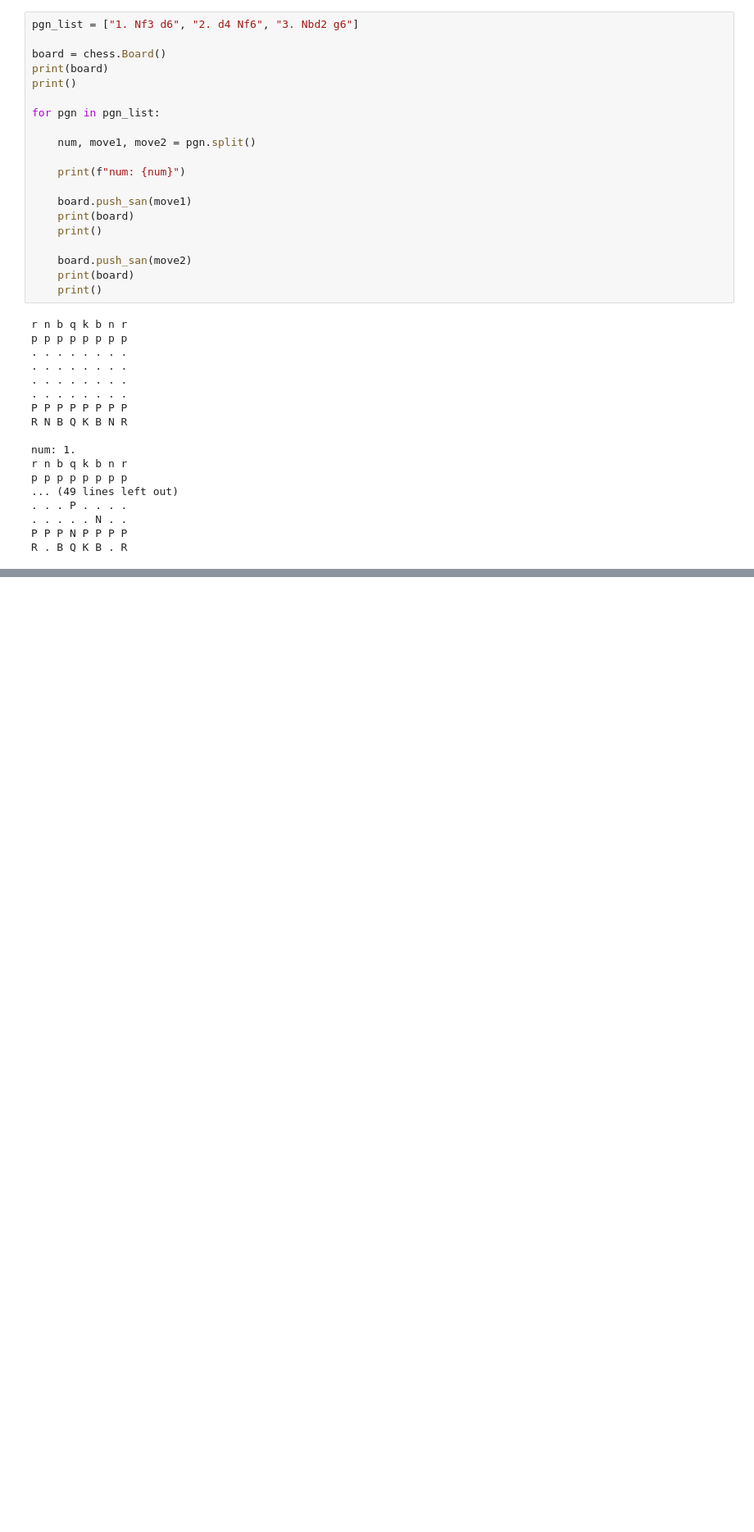
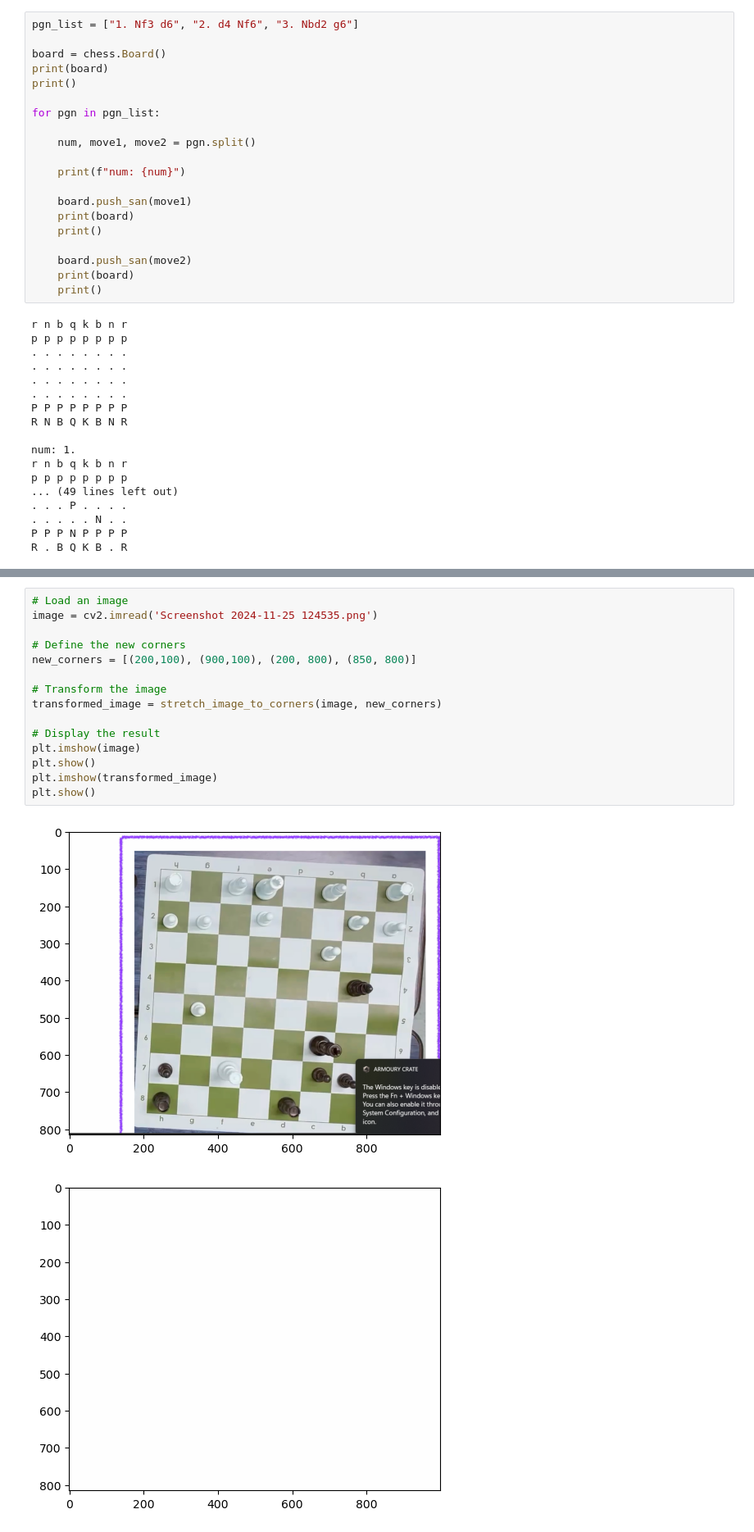
Before and after one commit to GemsLoveNLP/Chess-Detection-Project, a Jupyter notebook: _.ipynb, the cells around one changed output, grey strips where cells are left out. Shown at 82% size. Drawn from its saved outputs; the diff is of its cells as text; blank space fills up the shorter version.

```diff
--- a/_.ipynb
+++ b/_.ipynb
@@ -279,0 +166,18 @@ ModuleNotFoundError: No module named 'mediapipe'
+# %%
+# Load an image
+image = cv2.imread('Screenshot 2024-11-25 124535.png')
+
+# Define the new corners
+new_corners = [(200,100), (900,100), (200, 800), (850, 800)]
+
+# Transform the image
+transformed_image = stretch_image_to_corners(image, new_corners)
+
+# Display the result
+plt.imshow(image)
+plt.show()
+plt.imshow(transformed_image)
+plt.show()
+# %% [output]
+[figure, added]
+[figure, added]
```
Also changed, not shown: parts of 6 cells of this notebook.
